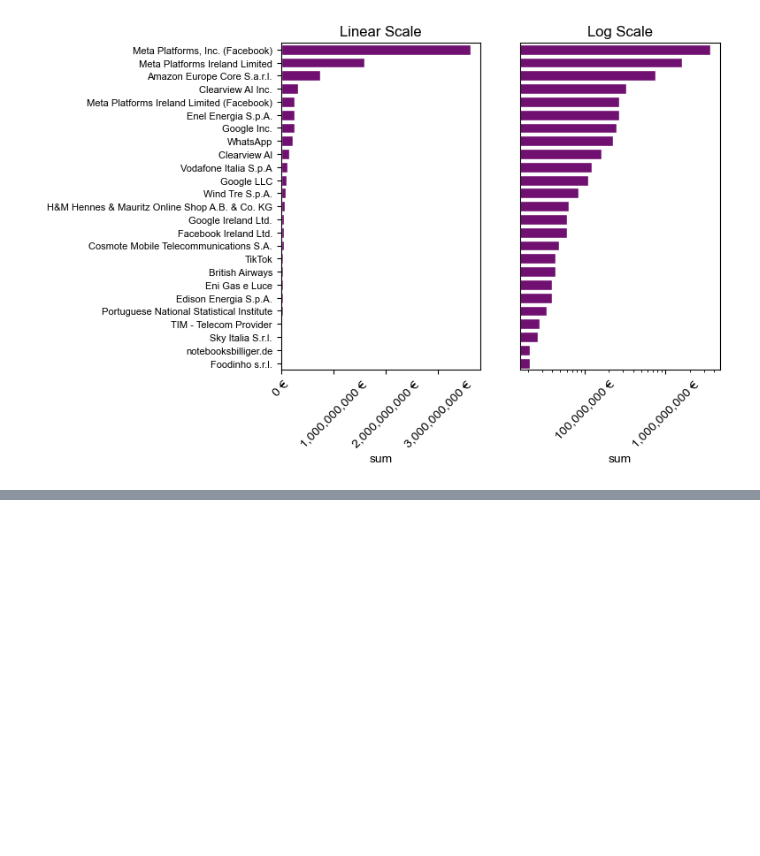
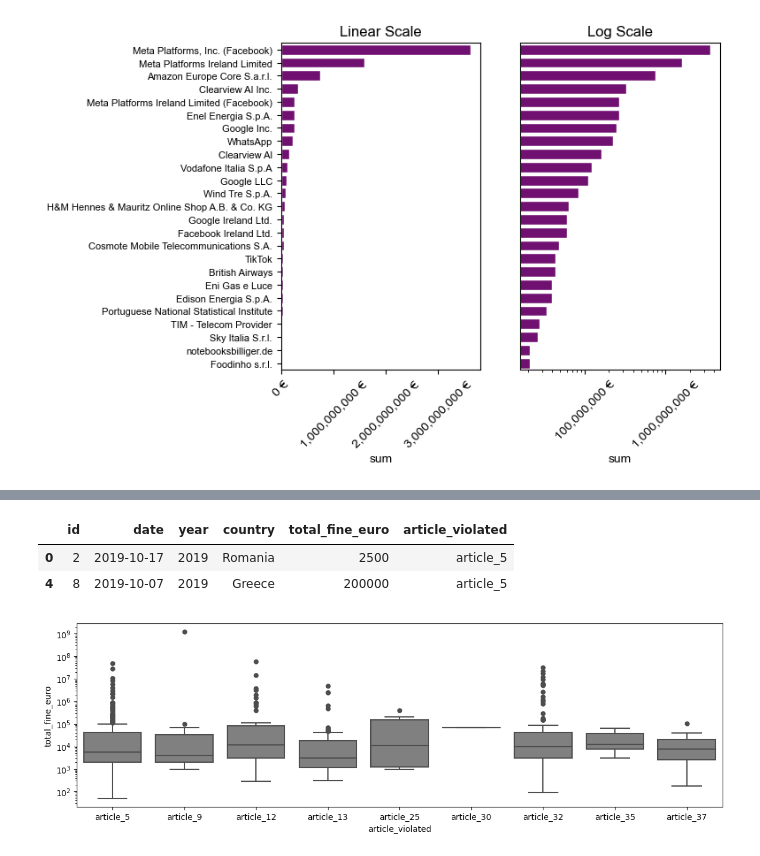
Before and after one commit to dc27/gdpr-fines-analysis, a Jupyter notebook: dev.ipynb, the cells around one changed output, grey strips where cells are left out. Cells and saved outputs as stored; diff of their text form; code cells hidden in the pictures; blank space fills up the shorter version.

```diff
--- a/dev.ipynb
+++ b/dev.ipynb
@@ -433,0 +456,34 @@ top_25_fined_controllers
+# %%
+single_violations = (
+    with_controller
+    .assign(
+        n_articles_violated = lambda x: x.loc[:, x.columns.str.startswith('article')].sum(axis='columns')
+    )
+    .query('n_articles_violated == 1')
+    .melt(
+        id_vars=['id', 'date', 'year', 'country', 'total_fine_euro', 'controller', 'n_articles_violated'],
+        value_vars = with_controller.columns[with_controller.columns.str.startswith('article')].tolist(),
+        var_name='article_violated',
+        value_name='violated'
+    )
+    .loc[lambda x: x.violated == 1, ['id', 'date', 'year', 'country', 'total_fine_euro', 'article_violated']]
+)
+# %%
+single_violations.head(2)
+# %% [output]
+|  | id | date | year | country | total_fine_euro | article_violated |
+| 0 | 2 | 2019-10-17 | 2019 | Romania | 2500 | article_5 |
+| 4 | 8 | 2019-10-07 | 2019 | Greece | 200000 | article_5 |
+# %%
+fig, ax = plt.subplots(1, figsize=(14,4))
+
+sns.boxplot(
+    y='total_fine_euro',
+    x='article_violated',
+    data=single_violations,
+    ax=ax, color='grey',
+    flierprops={"marker": "o"})
+
+ax.set_yscale("log")
+# %% [output]
+[figure, added]
```
Also changed, not shown: parts of 8 cells of this notebook.
